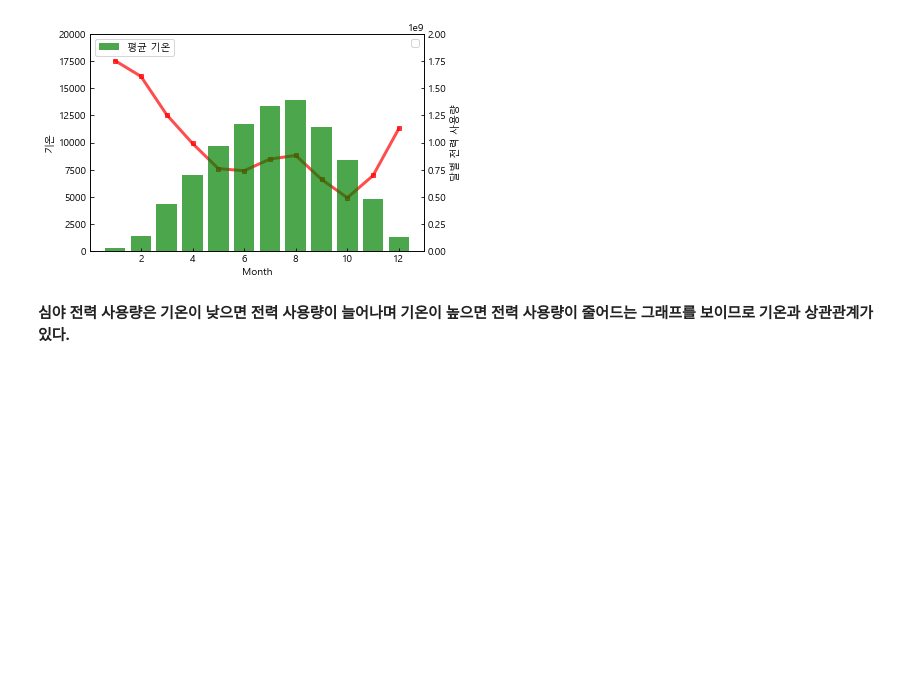
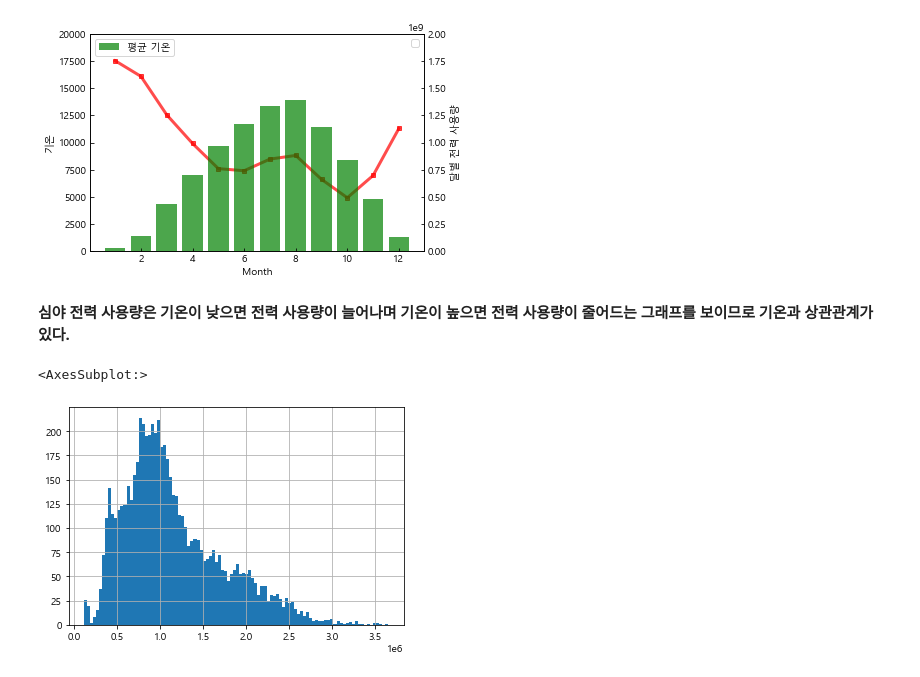
Before and after one commit to gyocheol/MachinLearning_project, a Jupyter notebook: 가로등과 심야 시각화.ipynb, the cells around one changed output. Drawn from its saved outputs; the diff is of its cells as text; code cells hidden in the pictures; blank space fills up the shorter version.

```diff
--- a/가로등과 심야 시각화.ipynb
+++ b/가로등과 심야 시각화.ipynb
@@ -582,3 +582,12 @@ No handles with labels found to put in legend.
 [figure]
 # %% [markdown]
 **심야 전력 사용량은 기온이 낮으면 전력 사용량이 늘어나며 기온이 높으면 전력 사용량이 줄어드는 그래프를 보이므로 기온과 상관관계가 있다.**
+# %%
+sl_y = sl['전력 사용량']
+dn_y = dn['전력 사용량']
+# %%
+# 가로등 분포
+sl_y.hist(bins=100)
+# %% [output]
+<AxesSubplot:>
+[figure, added]
```
Also changed, not shown: parts of 9 cells of this notebook, 2 other files.
